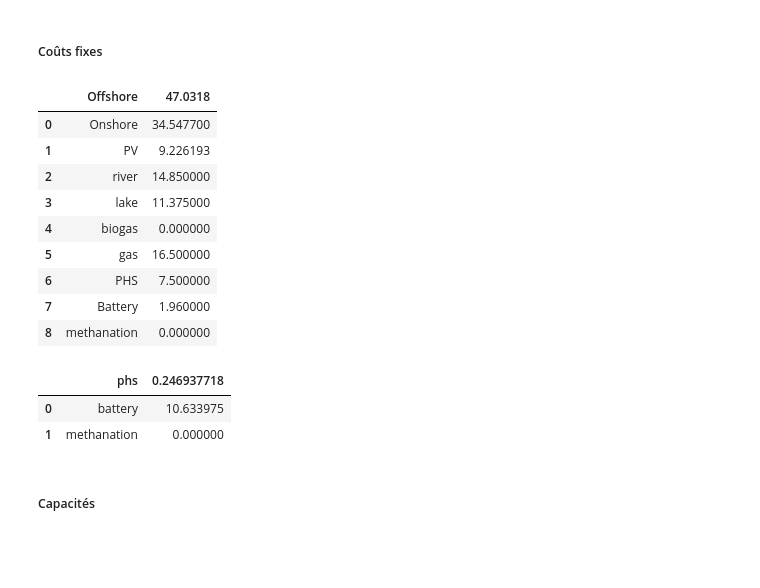
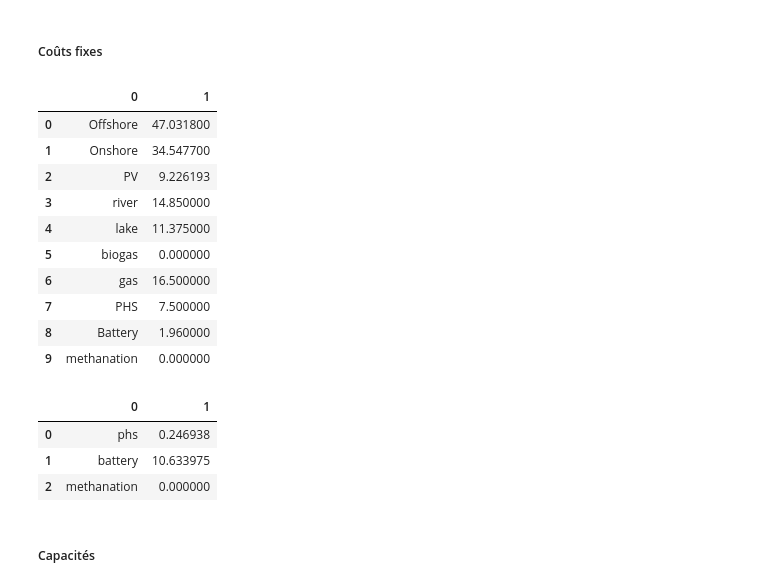
Before and after one commit to AmandineCapitaine/Projet_ENR, a Jupyter notebook: 1_visualisation_donnees.ipynb, the cells around one changed output. Saved outputs shown, nothing was run; the diff lists cells and outputs as text; code cells hidden in the pictures; blank space fills up the shorter version.

```diff
--- a/1_visualisation_donnees.ipynb
+++ b/1_visualisation_donnees.ipynb
@@ -68,30 +70,32 @@ vO
 # %% [markdown]
 ##### Coûts fixes
 # %%
-fO = pd.read_csv("inputs/fO&M.csv")
+fO = pd.read_csv("inputs/fO&M.csv", header=None)
 fO
 # %% [output]
-|  | Offshore | 47.0318 |
-| 0 | Onshore | 34.547700 |
-| 1 | PV | 9.226193 |
-| 2 | river | 14.850000 |
-| 3 | lake | 11.375000 |
-| 4 | biogas | 0.000000 |
-| 5 | gas | 16.500000 |
-| 6 | PHS | 7.500000 |
-| 7 | Battery | 1.960000 |
-| 8 | methanation | 0.000000 |
+|  | 0 | 1 |
+| 0 | Offshore | 47.031800 |
+| 1 | Onshore | 34.547700 |
+| 2 | PV | 9.226193 |
+| 3 | river | 14.850000 |
+| 4 | lake | 11.375000 |
+| 5 | biogas | 0.000000 |
+| 6 | gas | 16.500000 |
+| 7 | PHS | 7.500000 |
+| 8 | Battery | 1.960000 |
+| 9 | methanation | 0.000000 |
 # %%
 #fO18 = pd.read_csv("inputs/fO&M_18.csv")
 #fO18 #cumulées sur les 18 années
 # %%
-str_a = pd.read_csv("inputs/str_annuities.csv")
+str_a = pd.read_csv("inputs/str_annuities.csv", header=None)
 str_a
 #annuités des stockages
 # %% [output]
-|  | phs | 0.246937718 |
-| 0 | battery | 10.633975 |
-| 1 | methanation | 0.000000 |
+|  | 0 | 1 |
+| 0 | phs | 0.246938 |
+| 1 | battery | 10.633975 |
+| 2 | methanation | 0.000000 |
 # %%
 #str_a_18 = pd.read_csv("inputs/str_annuities_18.csv")
 #str_a_18
```
Also changed, not shown: parts of 9 cells of this notebook, 4 other files.
